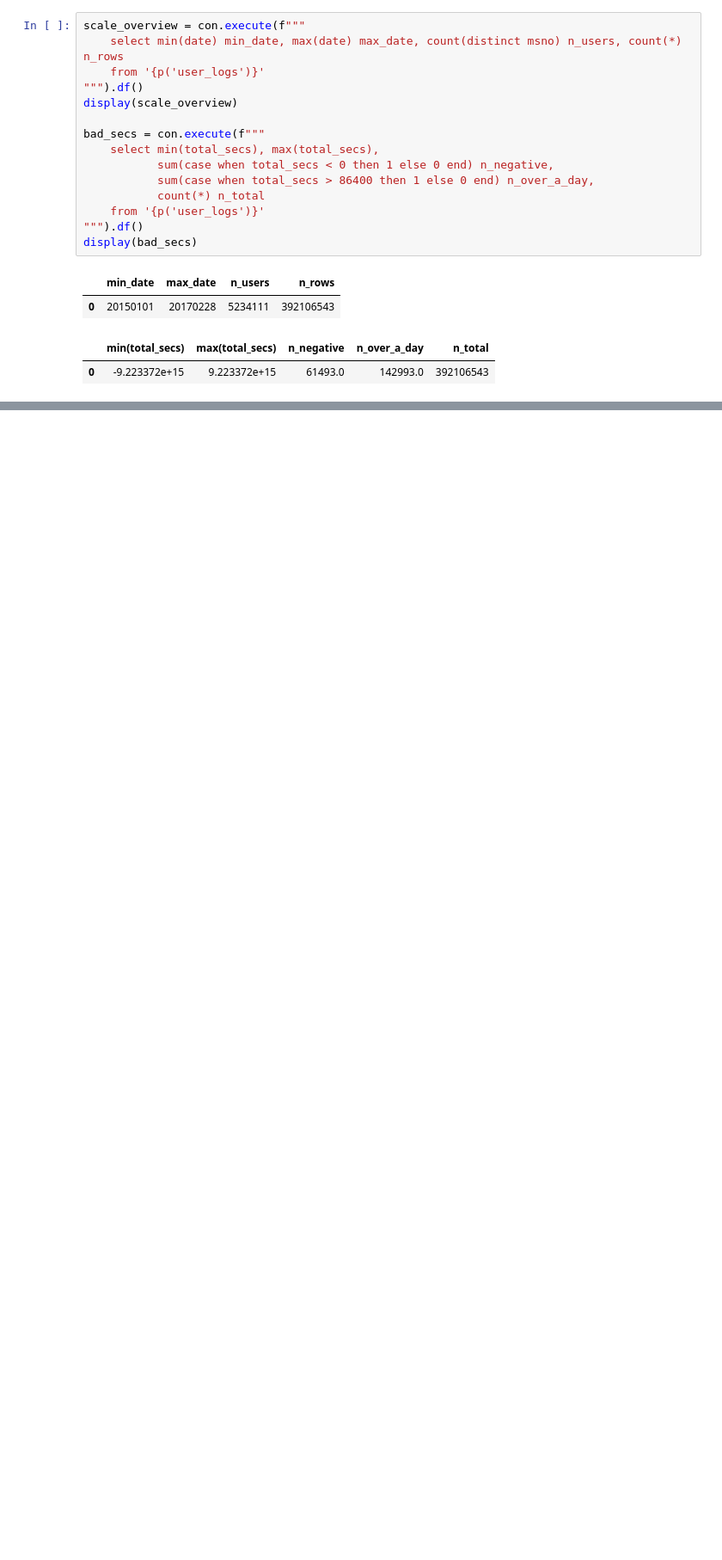
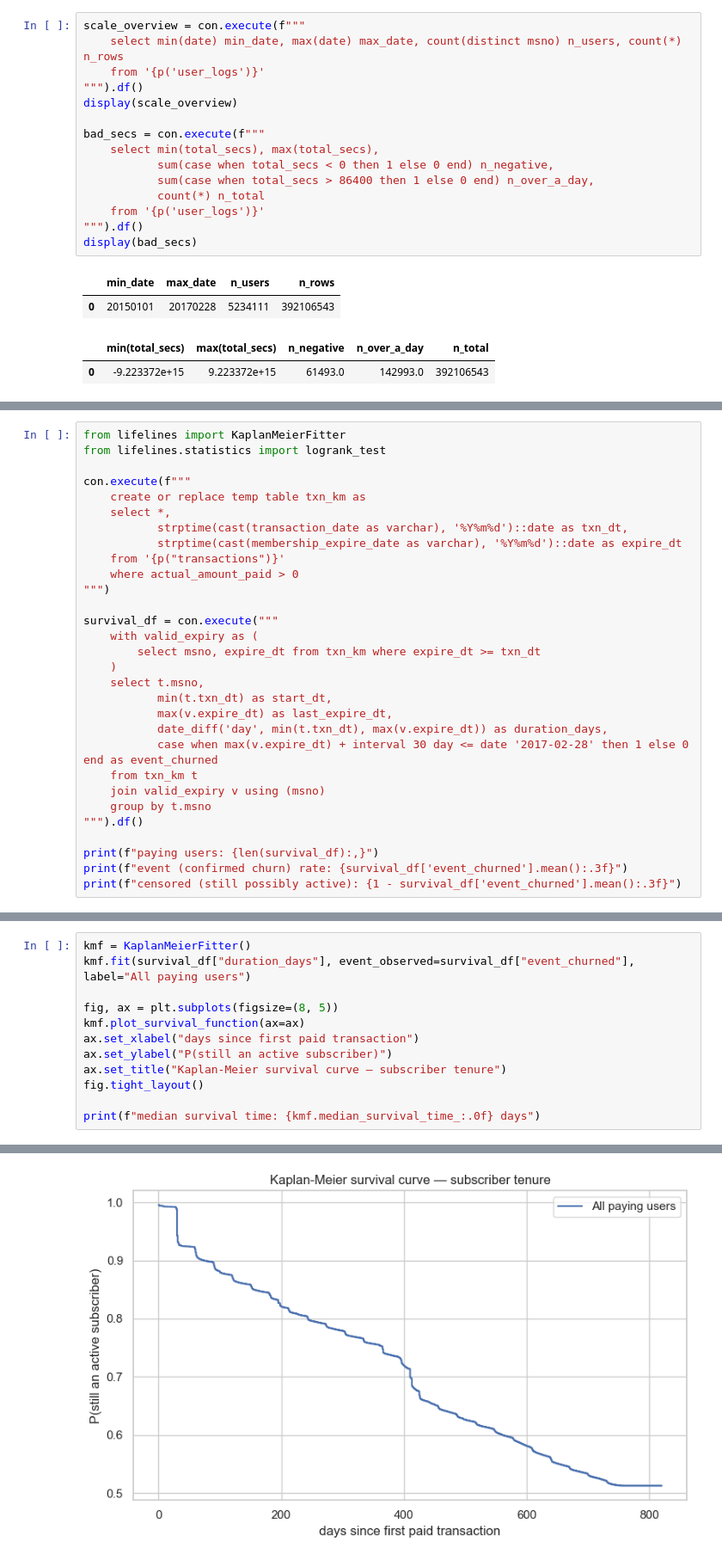
Before and after one commit to jagan010101/kkbox-churn-prediction, a Jupyter notebook: 01_EDA.ipynb, the cells around one changed output, grey strips where cells are left out. Shown at 86% size. Drawn from its saved outputs; the diff is of its cells as text; blank space fills up the shorter version.

```diff
--- a/01_EDA.ipynb
+++ b/01_EDA.ipynb
@@ -219,0 +359,30 @@ display(bad_secs)
+# %%
+from lifelines import KaplanMeierFitter
+from lifelines.statistics import logrank_test
+
+con.execute(f"""
+    create or replace temp table txn_km as
+    select *,
+           strptime(cast(transaction_date as varchar), '%Y%m%d')::date as txn_dt,
+           strptime(cast(membership_expire_date as varchar), '%Y%m%d')::date as expire_dt
+    from '{p("transactions")}'
+    where actual_amount_paid > 0
+""")
+
+survival_df = con.execute("""
+    with valid_expiry as (
+        select msno, expire_dt from txn_km where expire_dt >= txn_dt
+    )
+    select t.msno,
+           min(t.txn_dt) as start_dt,
+           max(v.expire_dt) as last_expire_dt,
+           date_diff('day', min(t.txn_dt), max(v.expire_dt)) as duration_days,
+           case when max(v.expire_dt) + interval 30 day <= date '2017-02-28' then 1 else 0 end as event_churned
+    from txn_km t
+    join valid_expiry v using (msno)
+    group by t.msno
+""").df()
+
+print(f"paying users: {len(survival_df):,}")
+print(f"event (confirmed churn) rate: {survival_df['event_churned'].mean():.3f}")
+print(f"censored (still possibly active): {1 - survival_df['event_churned'].mean():.3f}")
@@ -219,0 +393,13 @@ display(bad_secs)
+# %%
+kmf = KaplanMeierFitter()
+kmf.fit(survival_df["duration_days"], event_observed=survival_df["event_churned"], label="All paying users")
+
+fig, ax = plt.subplots(figsize=(8, 5))
+kmf.plot_survival_function(ax=ax)
+ax.set_xlabel("days since first paid transaction")
+ax.set_ylabel("P(still an active subscriber)")
+ax.set_title("Kaplan-Meier survival curve — subscriber tenure")
+fig.tight_layout()
+
+print(f"median survival time: {kmf.median_survival_time_:.0f} days")
+# %% [output]
@@ -219,0 +407 @@ display(bad_secs)
+[figure, added]
```
Also changed, not shown: parts of 34 cells of this notebook, 30 other files.
